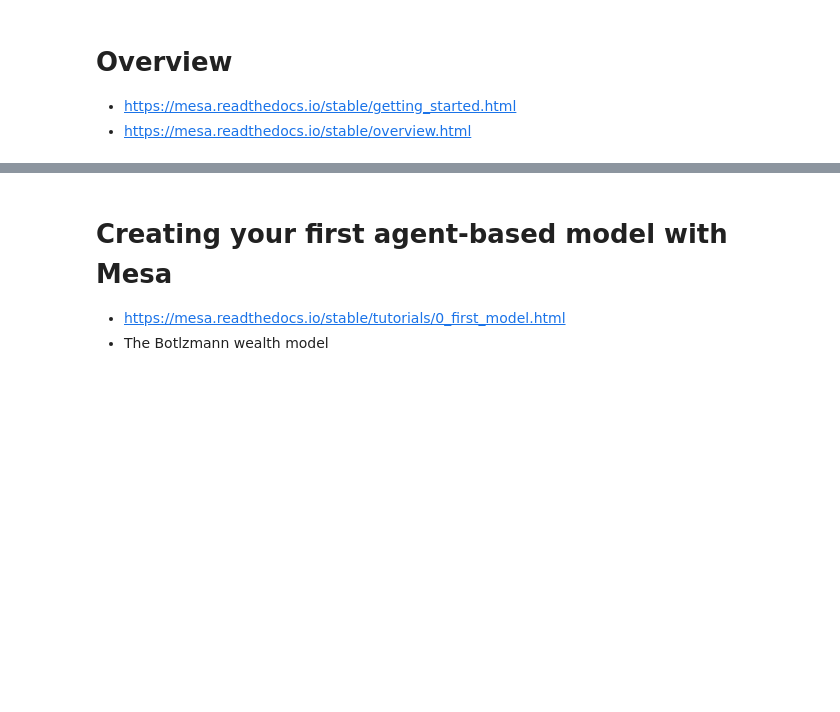
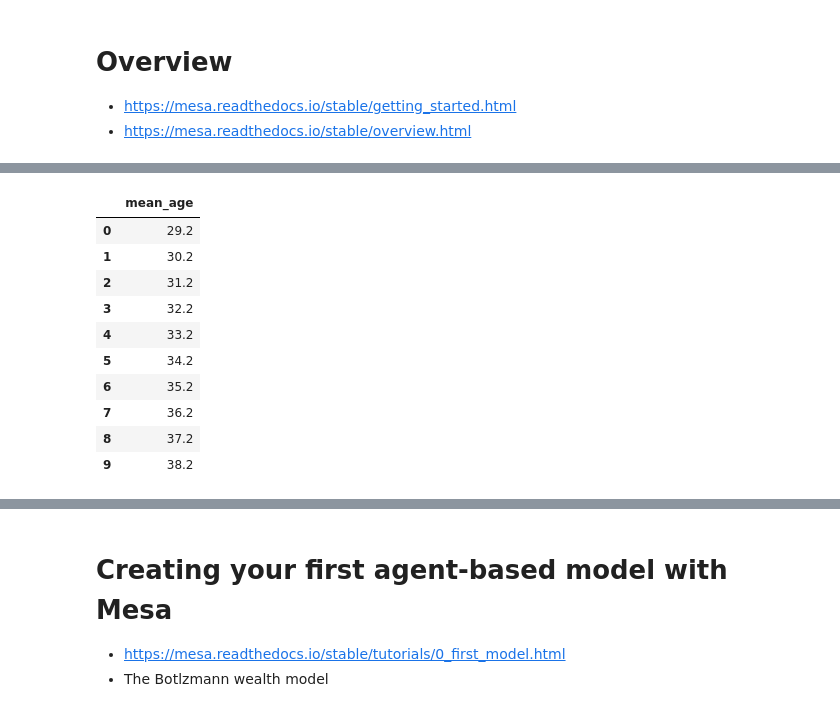
Before and after one commit to EMbeDS-education/ComputationalEconomicsVandin20252026, a Jupyter notebook: jupyter/jupyterNotebooks/P3_mesa.ipynb, the cells around one changed output, grey strips where cells are left out. Drawn from its saved outputs; the diff is of its cells as text; code cells hidden in the pictures; blank space fills up the shorter version.

```diff
--- a/jupyter/jupyterNotebooks/P3_mesa.ipynb
+++ b/jupyter/jupyterNotebooks/P3_mesa.ipynb
@@ -47,0 +154,14 @@ Successfully installed MarkupSafe-3.0.3 altair-6.0.0 anyio-4.13.0 attrs-26.1.0 c
+# %%
+model_df
+# %% [output]
+|  | mean_age |
+| 0 | 29.2 |
+| 1 | 30.2 |
+| 2 | 31.2 |
+| 3 | 32.2 |
+| 4 | 33.2 |
+| 5 | 34.2 |
+| 6 | 35.2 |
+| 7 | 36.2 |
+| 8 | 37.2 |
+| 9 | 38.2 |
```
Also changed, not shown: parts of 18 cells of this notebook.
